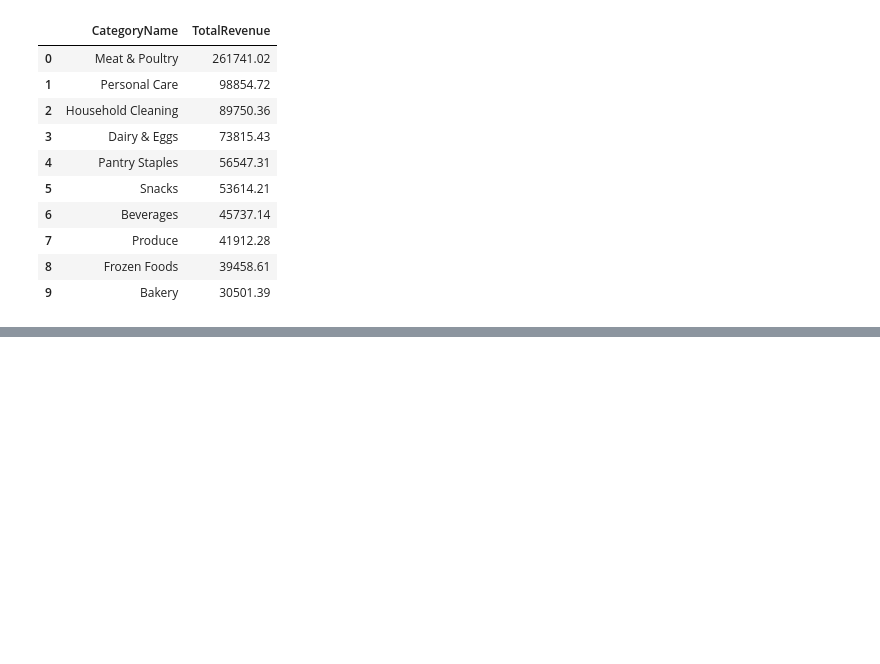
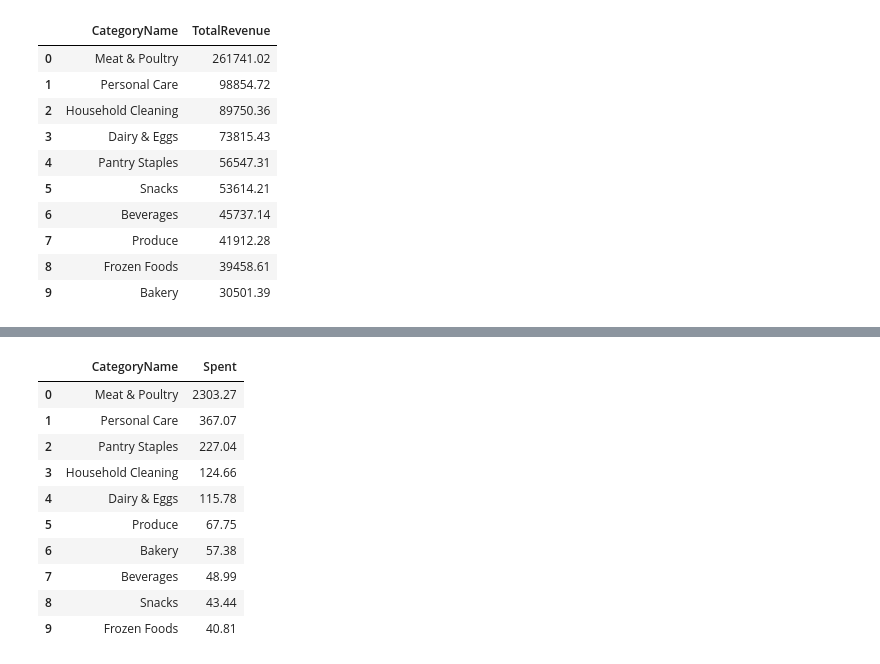
Before and after one commit to geff-ghost/notebooks, a Jupyter notebook: retail_data/MixedKnowledge.ipynb, the cells around one changed output, grey strips where cells are left out. Cells and saved outputs as stored; diff of their text form; code cells hidden in the pictures; blank space fills up the shorter version.

```diff
--- a/retail_data/MixedKnowledge.ipynb
+++ b/retail_data/MixedKnowledge.ipynb
@@ -217,0 +304,24 @@ pd.read_sql(query, conn)
+# %%
+query = f"""
+SELECT cat.CategoryName, SUM(od.Quantity * od.UnitPrice) AS Spent
+FROM order_details od
+JOIN orders o ON od.OrderID = o.OrderID
+JOIN products p ON od.ProductID = p.ProductID
+JOIN categories cat ON p.CategoryID = cat.CategoryID
+WHERE o.CustomerID = 'CSTMR0127'
+GROUP BY cat.CategoryName
+ORDER BY Spent DESC;
+"""
+pd.read_sql(query, conn)
+# %% [output]
+|  | CategoryName | Spent |
+| 0 | Meat & Poultry | 2303.27 |
+| 1 | Personal Care | 367.07 |
+| 2 | Pantry Staples | 227.04 |
+| 3 | Household Cleaning | 124.66 |
+| 4 | Dairy & Eggs | 115.78 |
+| 5 | Produce | 67.75 |
+| 6 | Bakery | 57.38 |
+| 7 | Beverages | 48.99 |
+| 8 | Snacks | 43.44 |
+| 9 | Frozen Foods | 40.81 |
```
Also changed, not shown: parts of 8 cells of this notebook.
